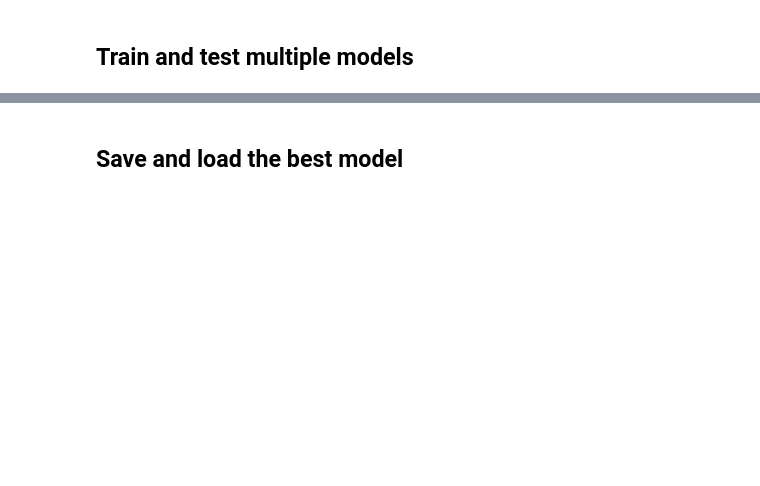
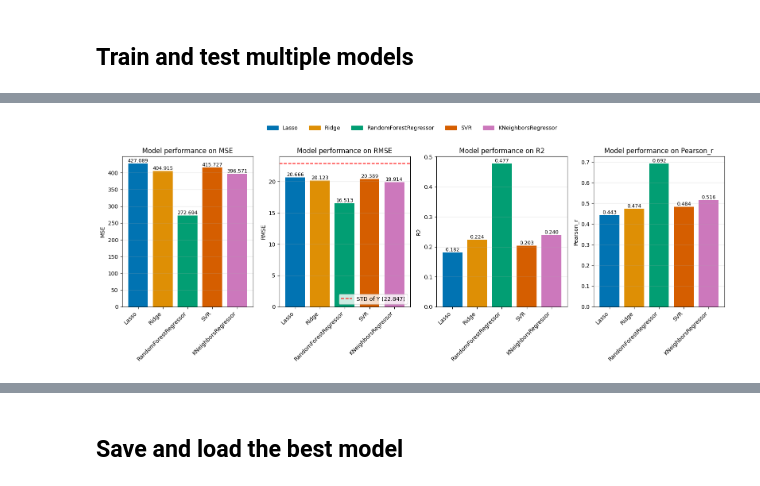
Before and after one commit to ianalvess/si-ml-data-analysis, a Jupyter notebook: section3.ipynb, the cells around one changed output, grey strips where cells are left out. Saved outputs shown, nothing was run; the diff lists cells and outputs as text; code cells hidden in the pictures; blank space fills up the shorter version.

```diff
--- a/section3.ipynb
+++ b/section3.ipynb
@@ -158,0 +246,47 @@ Pearson_r on test set: PearsonRResult(statistic=np.float64(0.5150173059393273),
+# %%
+# Barplot to demonstrate each model's performance
+
+# Defining a colorblind-friendly palette for each Model
+model_colors = dict(zip(metrics_df['Model'], sns.color_palette('colorblind', len(metrics_df['Model']))))
+
+metrics_to_plot = ['MSE', 'RMSE', 'R2', 'Pearson_r']
+std_y = round(test_dataset['Y'].std(), 4)  # Using the standard deviation of the test dataset's 'Y' column
+
+plt.figure(figsize=(16, 6))
+
+# Create subplots for each metric
+for i, metric in enumerate(metrics_to_plot, 1):
+    plt.subplot(1, len(metrics_to_plot), i)
+
+    # Plot each model's bar with its corresponding color
+    for model, color in model_colors.items():
+        # Extract the value for each metric from the dataframe
+        value = metrics_df.loc[metrics_df['Model'] == model, metric].values[0]
+
+        # If the metric is Pearson_r, extract the 'statistic' value in the tuple, which is its first element
+        if metric == 'Pearson_r':
+            value = metrics_df.loc[metrics_df['Model'] == model, 'Pearson_r'].values[0][0]
+            value = round(value, 3)  # Format Pearson correlation to 3 decimal places
+
+        plt.bar(model, value, color=color)
+        plt.text(model, value, f"{value:.3f}", ha='center', va='bottom', fontsize=9)
+
+    plt.grid(axis='y', alpha=0.3)
+
+    # Add a red line for RMSE plot to compare with standard deviation. RMSE values lower than the STD of 'Y' indicates satisfactory model performance
+    if metric == 'RMSE':
+        plt.axhline(y=std_y, color='red', linestyle='--', label=f'STD of Y ({std_y:.3f})')
+        plt.legend(loc='lower right')
+
+    plt.title(f'Model performance on {metric}')
+    plt.ylabel(metric)
+    plt.xticks(rotation=45, ha='right')
+
+# Add an overarching legend for the models
+handles = [plt.Rectangle((0, 0), 1, 1, color=model_colors[model]) for model in model_colors]
+plt.figlegend(handles, model_colors.keys(), loc='upper center', ncol=len(model_colors), frameon=False, bbox_to_anchor=(0.5, 1.04))
+
+plt.tight_layout(rect=[0, 0, 1, 0.95])
+plt.show()
+# %% [output]
+[figure, added]
```
Also changed, not shown: parts of 35 cells of this notebook, 4 other files.
